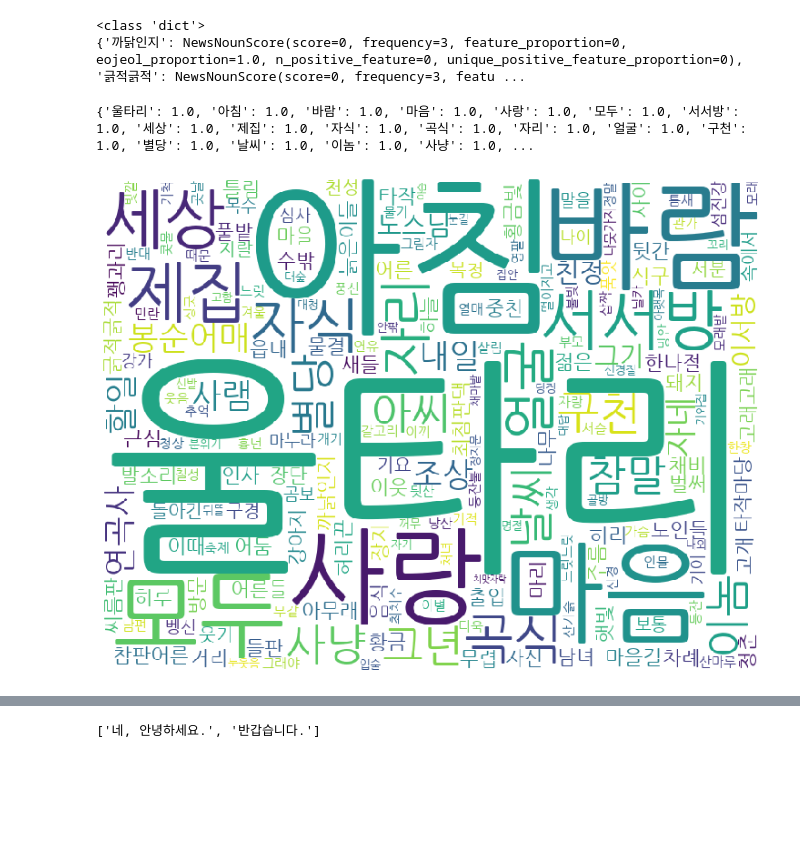
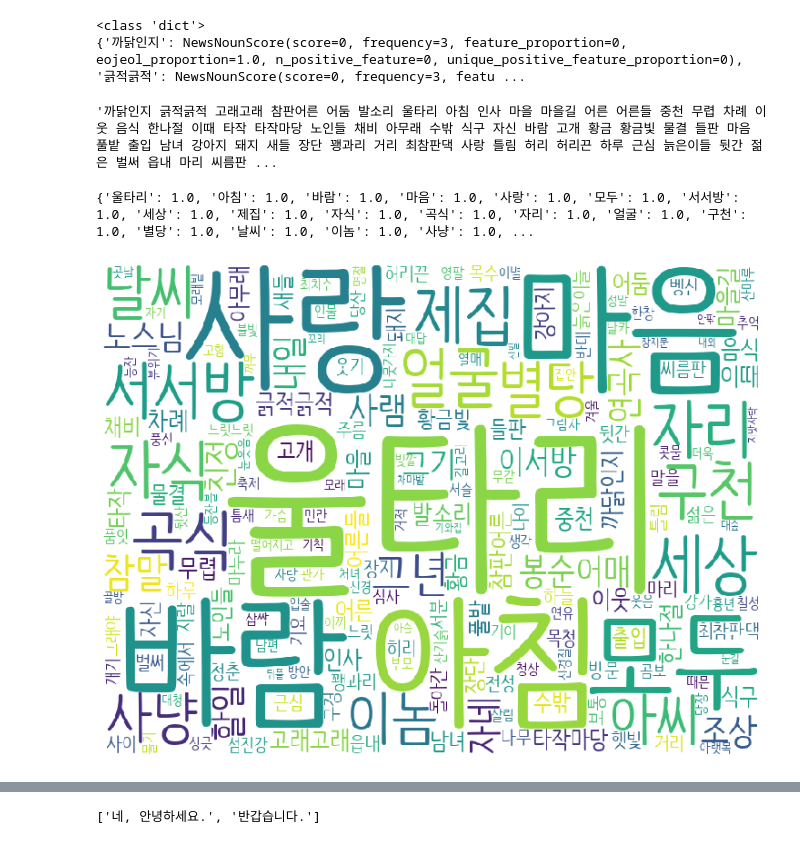
Before and after one commit to shimseonjo/pythoncode, a Jupyter notebook: 08_WordCloud/01_soynlp-wordcloud-1.ipynb, the cells around one changed output, grey strips where cells are left out. Cells and saved outputs as stored; diff of their text form; code cells hidden in the pictures; blank space fills up the shorter version.

```diff
--- a/08_WordCloud/01_soynlp-wordcloud-1.ipynb
+++ b/08_WordCloud/01_soynlp-wordcloud-1.ipynb
@@ -49,7 +49,7 @@ Required-by:
 # %% [markdown]
 - 워드클라우드에서 제외하고 싶은 단어
 # %%
-stopwords_kr = ['있었다','것이다']
+stopwords_kr = ['있었다','했다']
 # %% [markdown]
 - 워드클라우스 설정
 # %%
@@ -59,9 +59,7 @@ import matplotlib.pyplot as plt
 
 def displayWordCloud(data = None, backgroundcolor = 'white', width=800, height=600 ):
     wordcloud = WordCloud(
-                        #font_path = '/Library/Fonts/NanumBarunGothic.ttf',
-                        #font_path = '/opt/conda/lib/python3.7/site-packages/matplotlib/mpl-data/fonts/ttf/NanumBrush.ttf',
-                        font_path ='C:\\Users\\admin\\AppData\\Local\\Microsoft\\Windows\\Fonts\\NanumGothic.ttf',
+                        font_path ='C:\\Users\\admin\\AppData\\Local\\Microsoft\\Windows\\Fonts\\NanumBarunpenR.ttf',
                         stopwords = stopwords_kr,
                         background_color = backgroundcolor,
                         width = width, height = height).generate(data)
@@ -123,9 +119,13 @@ print(nouns)
 # %% [output]
 <class 'dict'>
 {'까닭인지': NewsNounScore(score=0, frequency=3, feature_proportion=0, eojeol_proportion=1.0, n_positive_feature=0, unique_positive_feature_proportion=0), '긁적긁적': NewsNounScore(score=0, frequency=3, featu ...
+# %%
+' '.join(nouns)
+# %% [output]
+'까닭인지 긁적긁적 고래고래 참판어른 어둠 발소리 울타리 아침 인사 마을 마을길 어른 어른들 중천 무렵 차례 이웃 음식 한나절 이때 타작 타작마당 노인들 채비 아무래 수밖 식구 자신 바람 고개 황금 황금빛 물결 들판 마음 풀밭 출입 남녀 강아지 돼지 새들 장단 꽹과리 거리 최참판댁 사랑 틀림 허리 허리끈 하루 근심 늙은이들 뒷간 젊은 벌써 읍내 마리 씨름판 ...
 # %%
 # 추출된 명사를 찍어봅니다.
-%time displayWordCloud(' '.join(nouns))
+displayWordCloud(' '.join(nouns))
 # %% [output]
 {'울타리': 1.0, '아침': 1.0, '바람': 1.0, '마음': 1.0, '사랑': 1.0, '모두': 1.0, '서서방': 1.0, '세상': 1.0, '제집': 1.0, '자식': 1.0, '곡식': 1.0, '자리': 1.0, '얼굴': 1.0, '구천': 1.0, '별당': 1.0, '날씨': 1.0, '이놈': 1.0, '사냥': 1.0, ...
-[figure, old version]
+[figure, new version]
```
Also changed, not shown: parts of 10 cells of this notebook, 20 other files.
